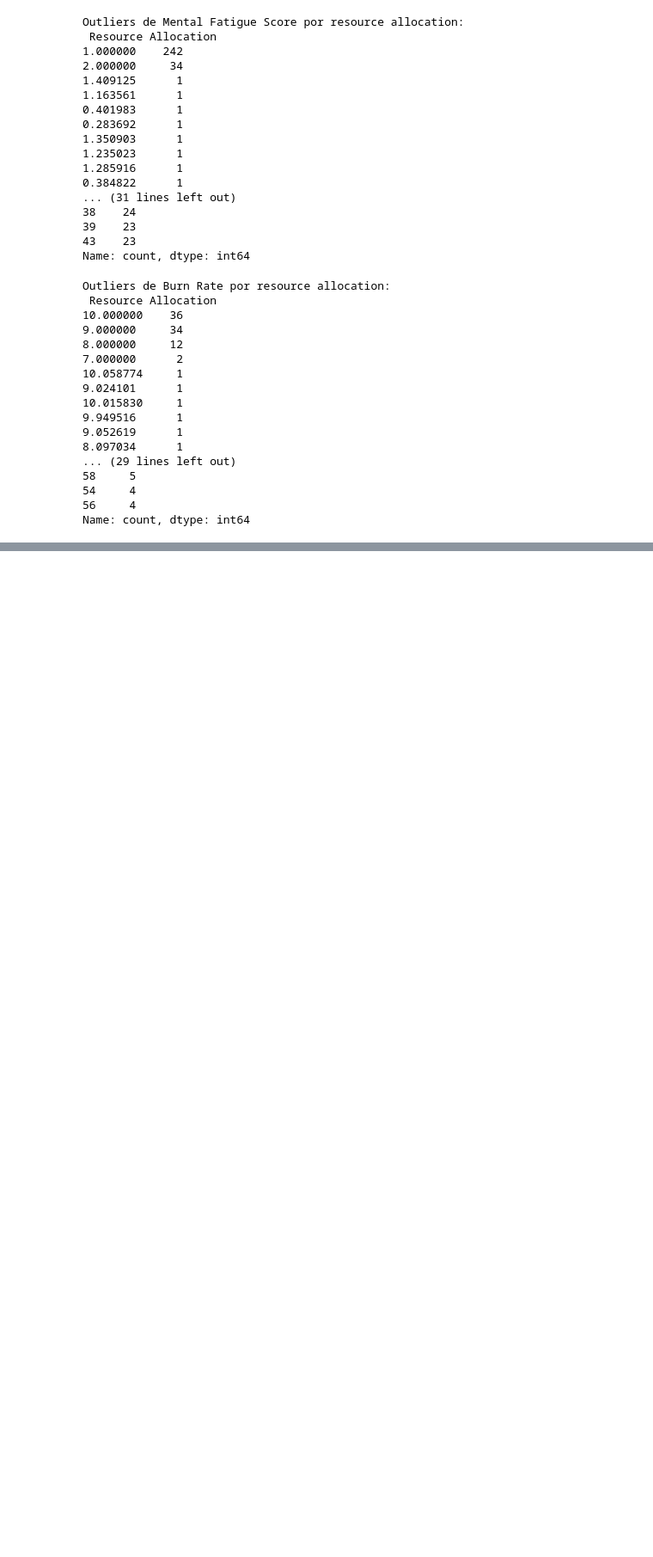
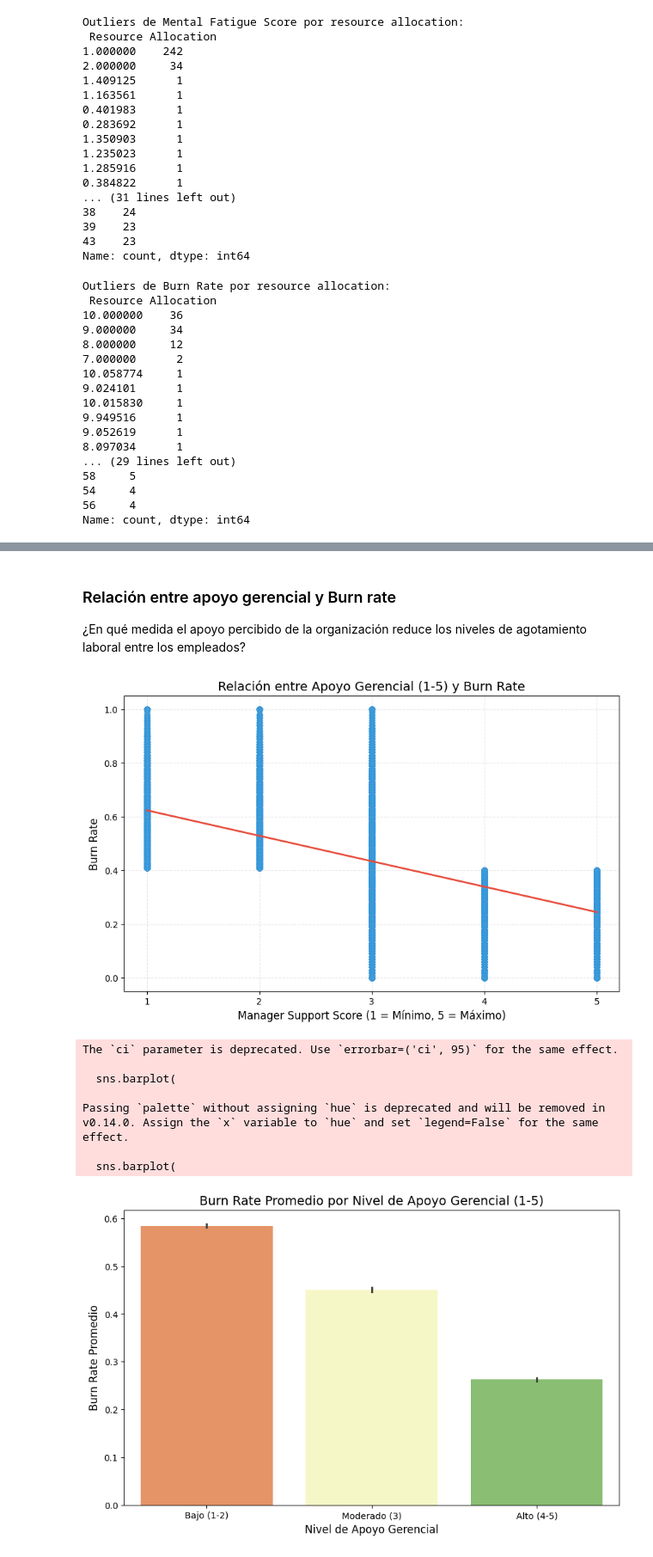
Before and after one commit to fgmartinez/tpFinalCEIA-Add-Fmartinez, a Jupyter notebook: Tp1Final.ipynb, the cells around one changed output, grey strips where cells are left out. Shown at 86% size. Cells and saved outputs as stored; diff of their text form; code cells hidden in the pictures; blank space fills up the shorter version.

```diff
--- a/Tp1Final.ipynb
+++ b/Tp1Final.ipynb
@@ -793,0 +1029,52 @@ Name: count, dtype: int64
+# %% [markdown]
+### Relación entre apoyo gerencial y Burn rate
+¿En qué medida el apoyo percibido de la organización reduce los niveles de
+agotamiento laboral entre los empleados?
+# %%
+plt.figure(figsize=(10, 6))
+sns.regplot(
+    x="Manager Support Score",
+    y="Burn Rate",
+    data=df,
+    scatter_kws={"alpha": 0.4, "color": "#3498DB"},
+    line_kws={"color": "#E74C3C", "lw": 2},
+    ci=95
+)
+plt.title("Relación entre Apoyo Gerencial (1-5) y Burn Rate", fontsize=14)
+plt.xlabel("Manager Support Score (1 = Mínimo, 5 = Máximo)", fontsize=12)
+plt.ylabel("Burn Rate", fontsize=12)
+plt.grid(linestyle="--", alpha=0.3)
+plt.xticks(range(1, 6))  # Asegurar que el eje X muestre solo valores de 1 a 5
+plt.show()
+
+
+
+df["Manager Support Category"] = pd.cut(
+    df["Manager Support Score"],
+    bins=[1, 2, 3, 5],
+    labels=["Bajo (1-2)", "Moderado (3)", "Alto (4-5)"]
+)
+
+plt.figure(figsize=(10, 6))
+sns.barplot(
+    x="Manager Support Category",
+    y="Burn Rate",
+    data=df,
+    palette="RdYlGn",
+    ci=95,
+    order=["Bajo (1-2)", "Moderado (3)", "Alto (4-5)"]
+)
+plt.title("Burn Rate Promedio por Nivel de Apoyo Gerencial (1-5)", fontsize=14)
+plt.xlabel("Nivel de Apoyo Gerencial", fontsize=12)
+plt.ylabel("Burn Rate Promedio", fontsize=12)
+plt.show()
+# %% [output]
+[figure, added]
+The `ci` parameter is deprecated. Use `errorbar=('ci', 95)` for the same effect.
+
+  sns.barplot(
+
+Passing `palette` without assigning `hue` is deprecated and will be removed in v0.14.0. Assign the `x` variable to `hue` and set `legend=False` for the same effect.
+
+  sns.barplot(
+[figure, added]
```
Also changed, not shown: parts of 34 cells of this notebook, 1 other file.
